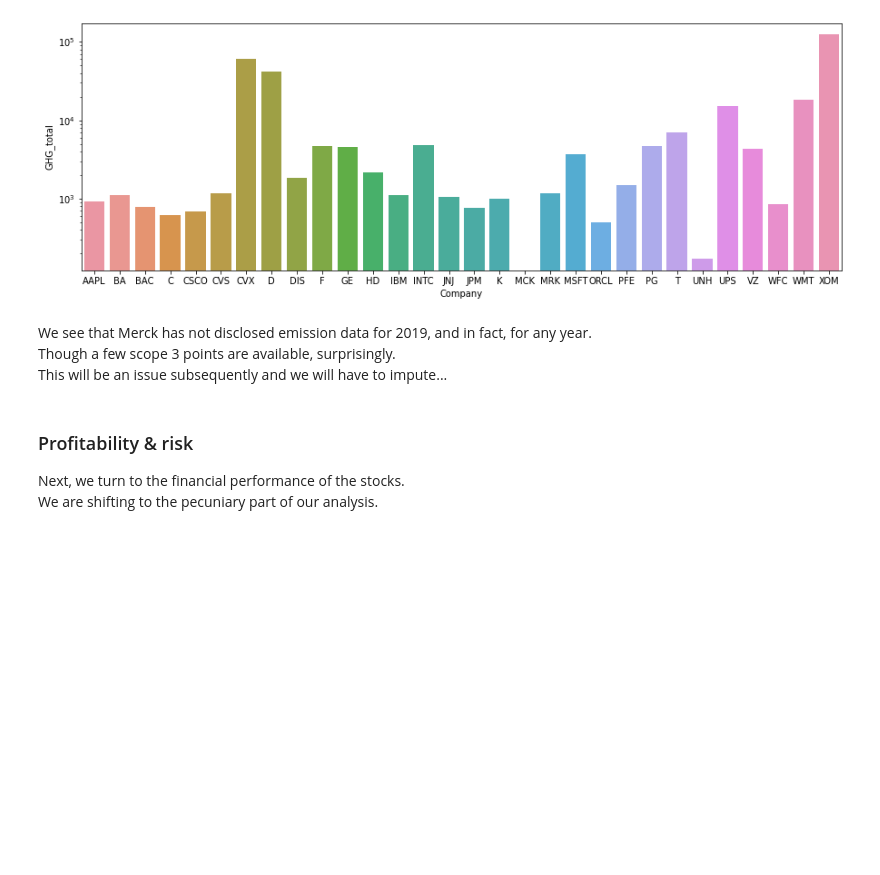
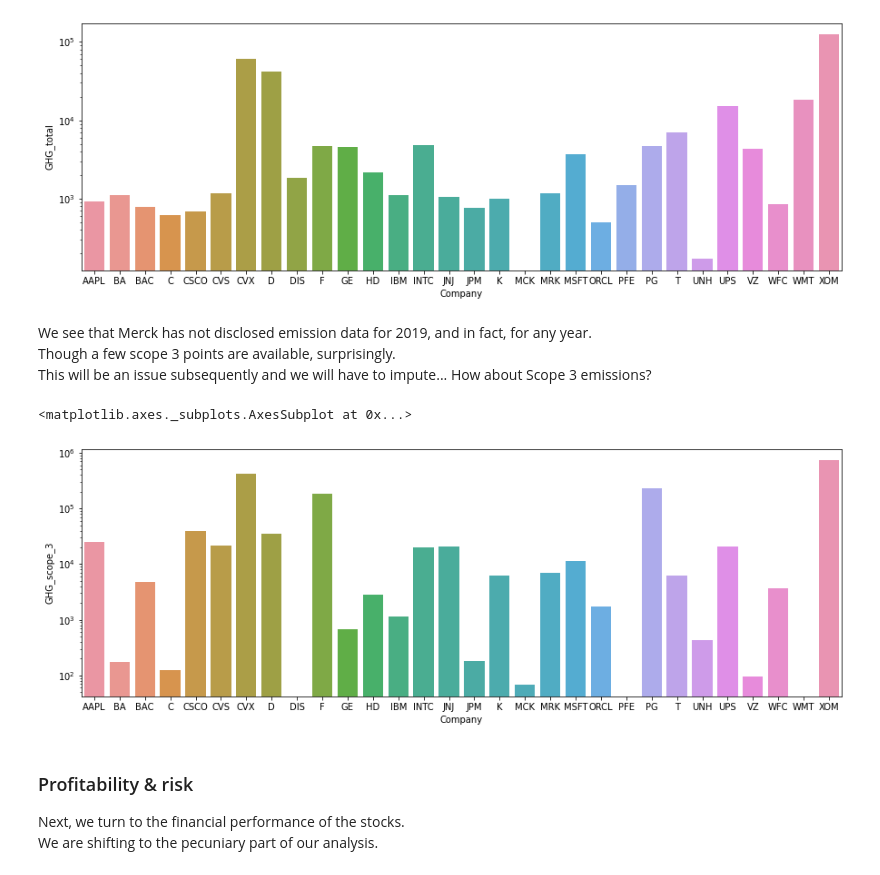
Before and after one commit to shokru/carbon_emissions, a Jupyter notebook: carbon_portfolios.ipynb, the cells around one changed output. Cells and saved outputs as stored; diff of their text form; code cells hidden in the pictures; blank space fills up the shorter version.

```diff
--- a/carbon_portfolios.ipynb
+++ b/carbon_portfolios.ipynb
@@ -141,6 +143,18 @@ sns.barplot(data = data.query('Year == 2019'),
 We see that Merck has not disclosed emission data for 2019, and in fact, for any year.
 Though a few scope 3 points are available, surprisingly.
 This will be an issue subsequently and we will have to impute...
+How about Scope 3 emissions?
+# %%
+f , ax = plt.subplots(figsize=(15, 5))
+ax.set(yscale="log")
+
+sns.barplot(data = data.query('Year == 2019'),
+            ax = ax,
+            x = 'Company',
+            y = 'GHG_scope_3')
+# %% [output]
+<matplotlib.axes._subplots.AxesSubplot at 0x...>
+[figure, added]
 # %% [markdown]
 ### Profitability & risk
 
```
Also changed, not shown: parts of 30 cells of this notebook.
